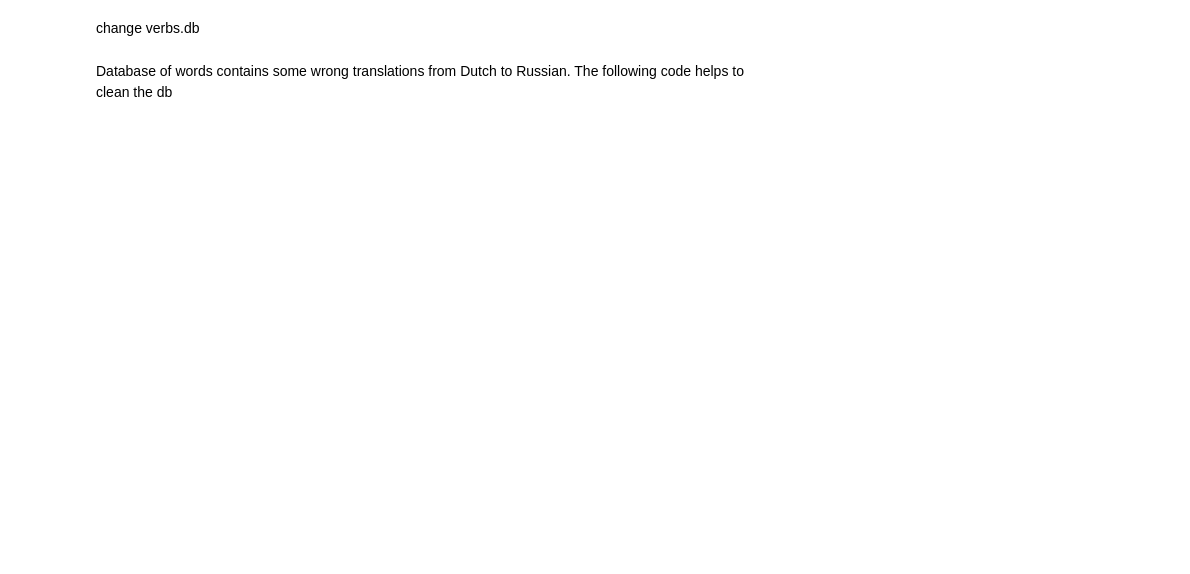
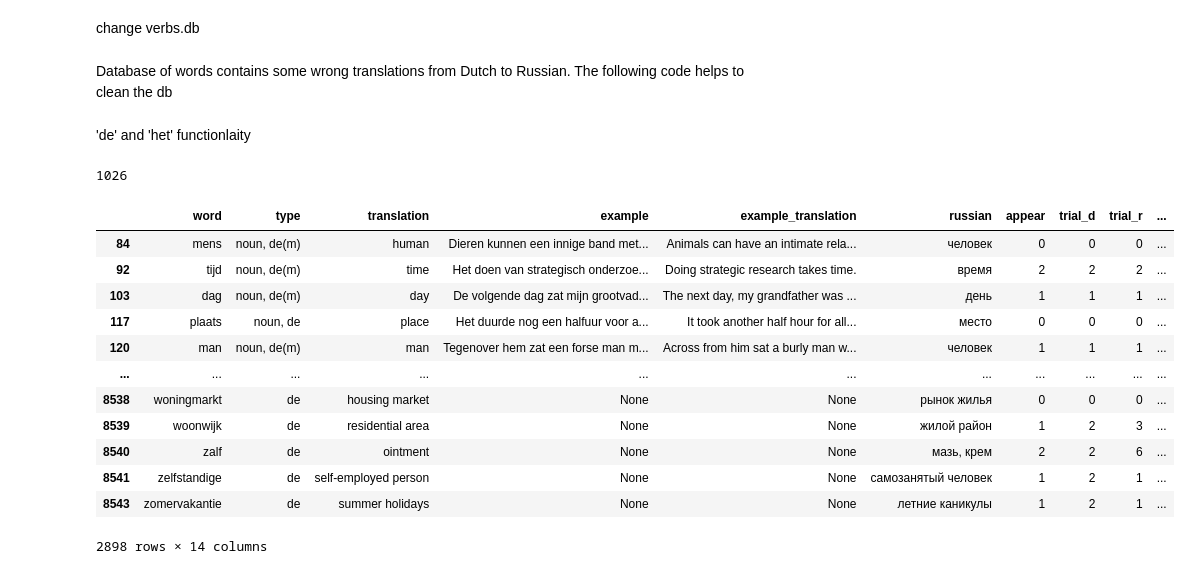
Before and after one commit to alexey198631/hobby_dutch_app, a Jupyter notebook: Dutch_app_Various_modifications_file.ipynb, the cells around one changed output. Cells and saved outputs as stored; diff of their text form; code cells hidden in the pictures; blank space fills up the shorter version.

```diff
--- a/Dutch_app_Various_modifications_file.ipynb
+++ b/Dutch_app_Various_modifications_file.ipynb
@@ -1430,3 +1430,18 @@ for index, row in df_corrected.iterrows():
 # Commit the changes and close the connection
 conn.commit()
 conn.close()
+# %% [markdown]
+'de' and 'het' functionlaity
+# %%
+conn = sqlite3.connect('utils/words.db')
+cursor = conn.cursor()
+
+cursor.execute('SELECT * FROM words')
+results = cursor.fetchall()
+
+# Get the column names from the cursor description
+column_names = [description[0] for description in cursor.description]
+
+df_words = pd.DataFrame(results, columns=column_names)
+
+conn.close()
@@ -1432,0 +1451,20 @@ conn.close()
+# %%
+count_contains_het
+# %% [output]
+1026
+# %%
+df_words[df_words['type'].str.contains('de') | df_words['type'].str.contains('de')]
+# %% [output]
+|  | word | type | translation | example | example_translation | russian | appear | trial_d | trial_r | ... |
+| 84 | mens | noun, de(m) | human | Dieren kunnen een innige band met... | Animals can have an intimate rela... | человек | 0 | 0 | 0 | ... |
+| 92 | tijd | noun, de(m) | time | Het doen van strategisch onderzoe... | Doing strategic research takes time. | время | 2 | 2 | 2 | ... |
+| 103 | dag | noun, de(m) | day | De volgende dag zat mijn grootvad... | The next day, my grandfather was ... | день | 1 | 1 | 1 | ... |
+| 117 | plaats | noun, de | place | Het duurde nog een halfuur voor a... | It took another half hour for all... | место | 0 | 0 | 0 | ... |
+| 120 | man | noun, de(m) | man | Tegenover hem zat een forse man m... | Across from him sat a burly man w... | человек | 1 | 1 | 1 | ... |
+| ... | ... | ... | ... | ... | ... | ... | ... | ... | ... | ... |
+| 8538 | woningmarkt | de | housing market | None | None | рынок жилья | 0 | 0 | 0 | ... |
+| 8539 | woonwijk | de | residential area | None | None | жилой район | 1 | 2 | 3 | ... |
+| 8540 | zalf | de | ointment | None | None | мазь, крем | 2 | 2 | 6 | ... |
+| 8541 | zelfstandige | de | self-employed person | None | None | самозанятый человек | 1 | 2 | 1 | ... |
+| 8543 | zomervakantie | de | summer holidays | None | None | летние каникулы | 1 | 2 | 1 | ... |
+2898 rows × 14 columns
```
Also changed, not shown: parts of 1 cell of this notebook, 1 other file.
